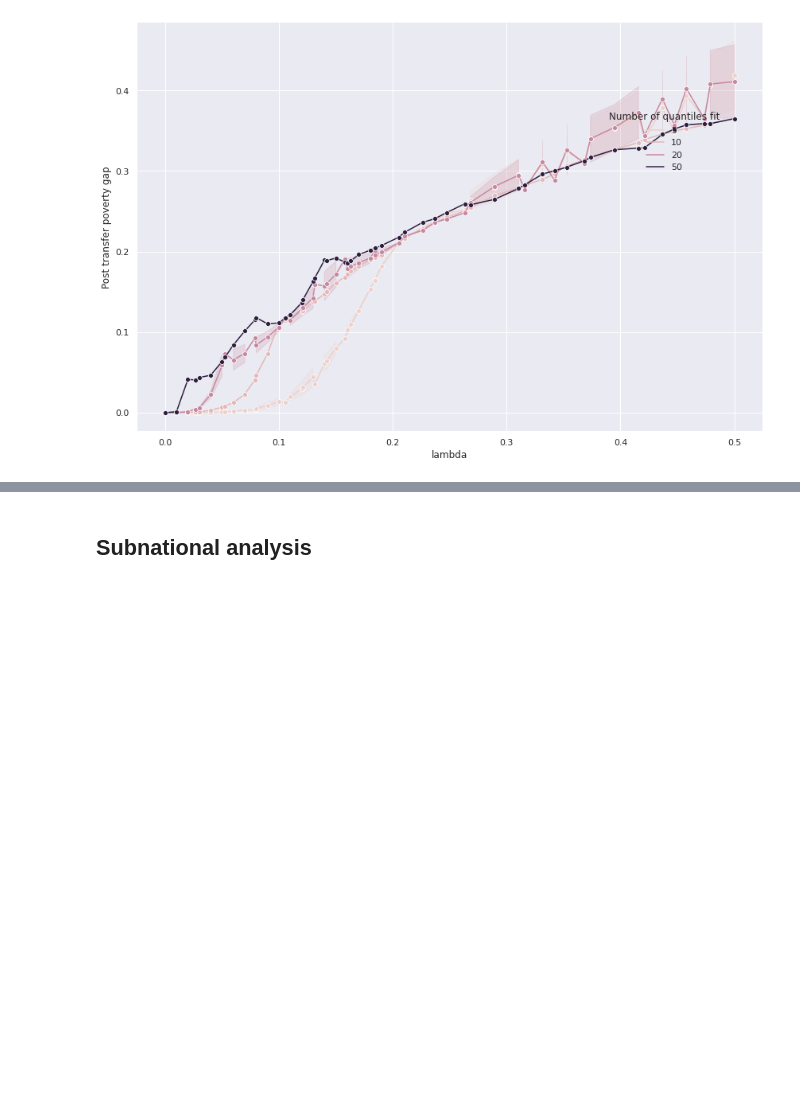
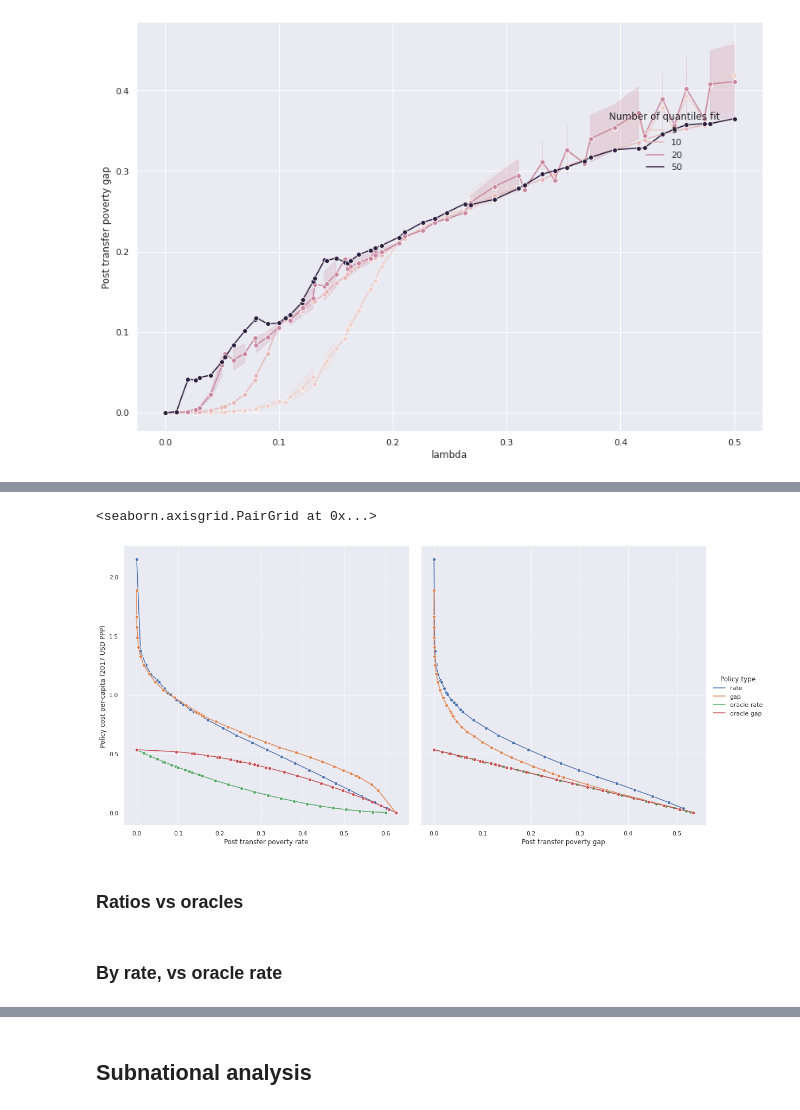
Before and after one commit to lselker13/eop, a Jupyter notebook: run_simulations/plot_malawi.ipynb, the cells around one changed output, grey strips where cells are left out. Saved outputs shown, nothing was run; the diff lists cells and outputs as text; code cells hidden in the pictures; blank space fills up the shorter version.

```diff
--- a/run_simulations/plot_malawi.ipynb
+++ b/run_simulations/plot_malawi.ipynb
@@ -173,0 +247,32 @@ sns.move_legend(fg, "upper right",bbox_to_anchor=(.8,.8))
+# %%
+to_plot = gap_rate_comparison.copy()
+
+to_plot.rename(
+    columns={
+        'policy_type': 'Policy type',
+        'post_transfer_poverty_rate': 'Post transfer poverty rate',
+        'post_transfer_poverty_gap': 'Post transfer poverty gap'
+    },
+inplace=True)
+
+#to_plot.loc[to_plot['Policy type'] == 'oracle gap', 'Post transfer poverty rate'] = None
+
+fg = sns.PairGrid(
+    data=to_plot,
+    x_vars=('Post transfer poverty rate', 'Post transfer poverty gap'),
+    y_vars=('policy_cost_per_capita'),
+    hue='Policy type',
+    height=8,
+)
+fg.map(
+    sns.lineplot,
+    marker='o',
+)
+fg.set(ylabel='Policy cost per-capita (2017 USD PPP)')
+# fg.figure.suptitle('Poverty rate and gap targeting performance')
+fg.add_legend()
+# %% [output]
+<seaborn.axisgrid.PairGrid at 0x...>
+[figure, added]
+# %% [markdown]
+### Ratios vs oracles
@@ -173,0 +298,2 @@ sns.move_legend(fg, "upper right",bbox_to_anchor=(.8,.8))
+# %% [markdown]
+### By rate, vs oracle rate
```
Also changed, not shown: parts of 27 cells of this notebook, 2 other files.
